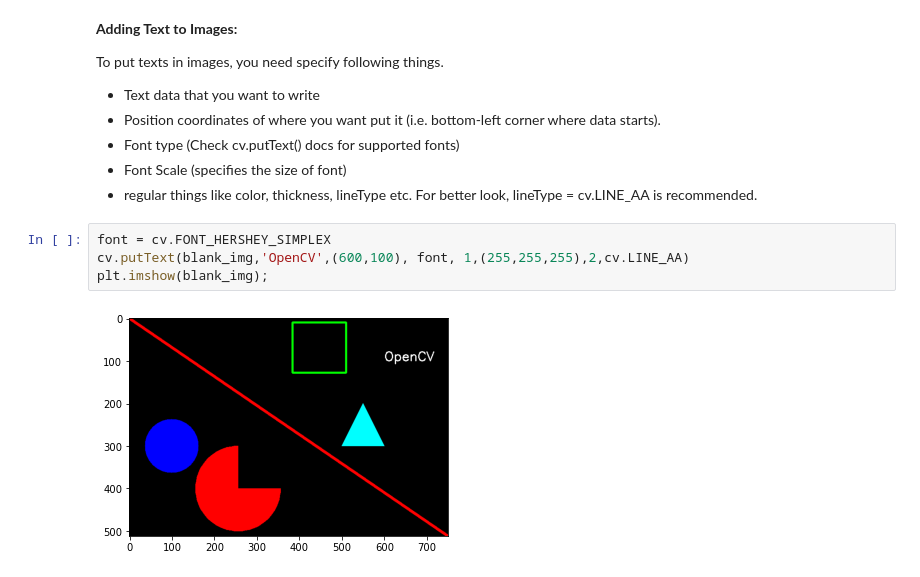
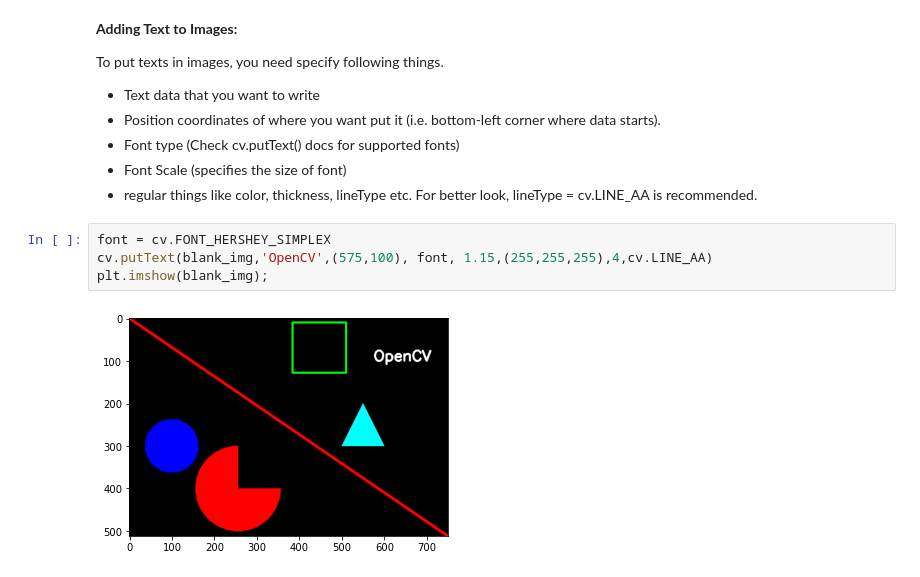
Before and after one commit to j-33-t/python_openCv, a Jupyter notebook: 002_OpenCv_Image_Basics/003.ipynb, the cells around one changed output. Cells and saved outputs as stored; diff of their text form.

```diff
--- a/002_OpenCv_Image_Basics/003.ipynb
+++ b/002_OpenCv_Image_Basics/003.ipynb
@@ -75,7 +75,7 @@ To put texts in images, you need specify following things.
 - regular things like color, thickness, lineType etc. For better look, lineType = cv.LINE_AA is recommended.
 # %%
 font = cv.FONT_HERSHEY_SIMPLEX
-cv.putText(blank_img,'OpenCV',(600,100), font, 1,(255,255,255),2,cv.LINE_AA)
+cv.putText(blank_img,'OpenCV',(575,100), font, 1.15,(255,255,255),4,cv.LINE_AA)
 plt.imshow(blank_img);
 # %% [output]
-[figure, old version]
+[figure, new version]
```
Also changed, not shown: 5 other files.
